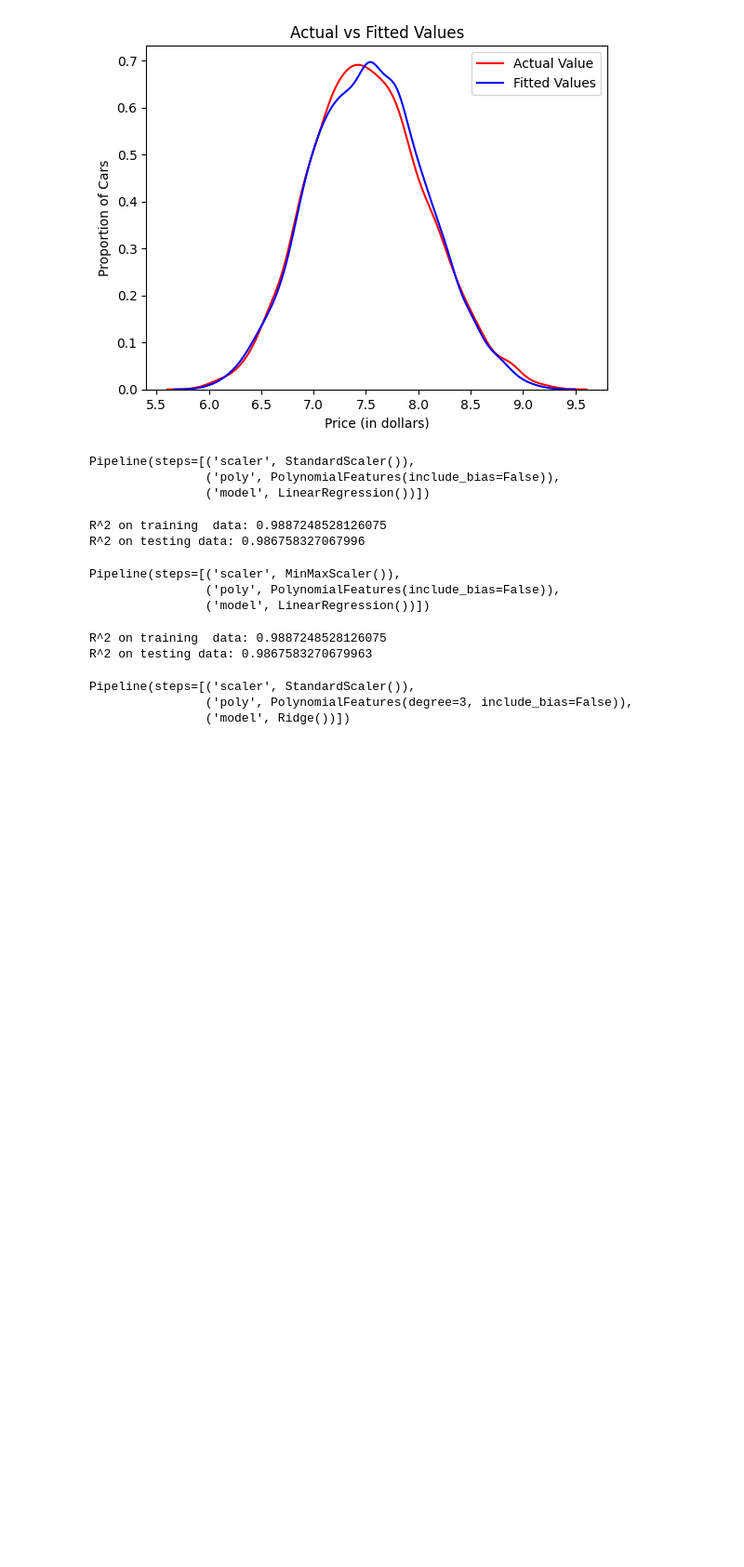
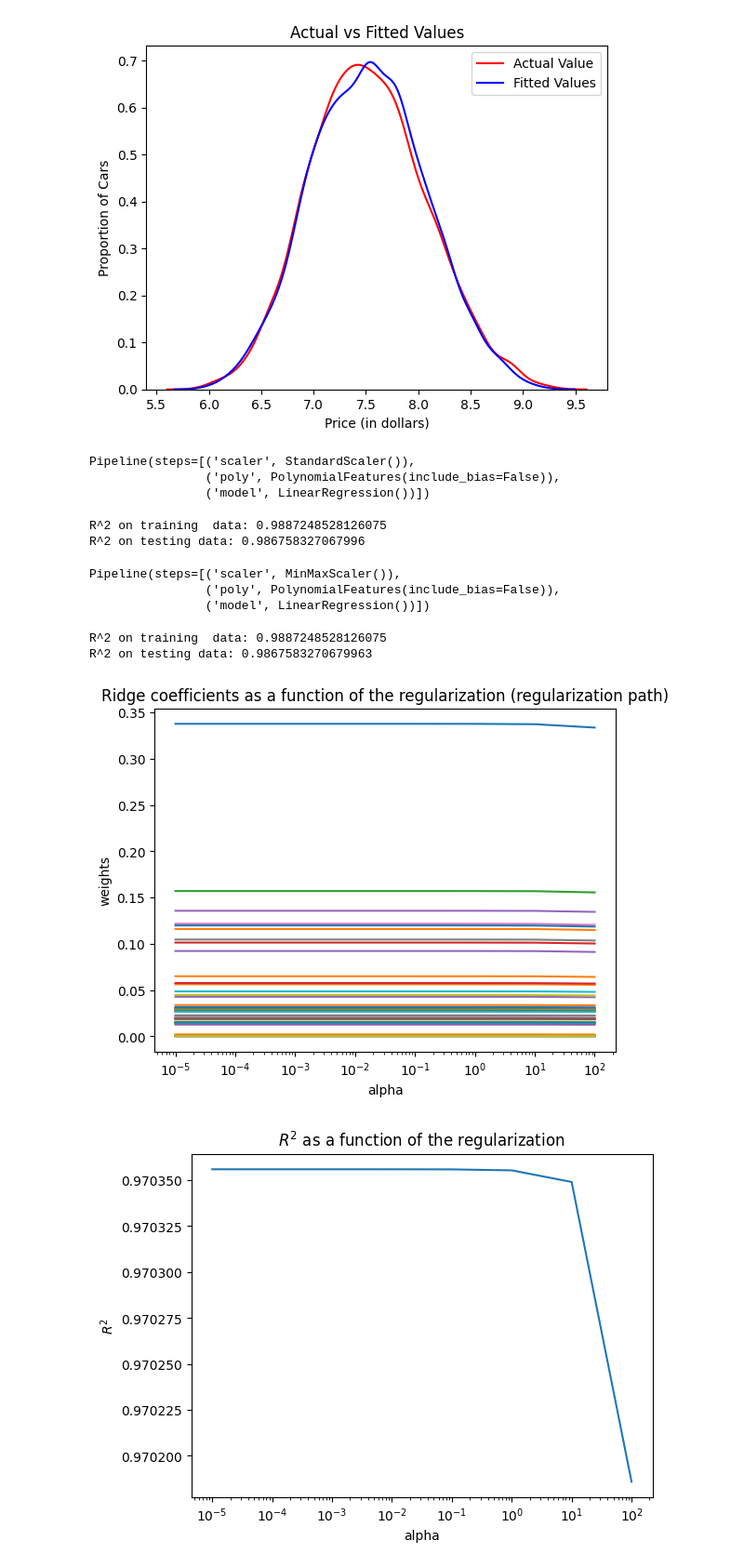
Before and after one commit to MahdiHaroun/Laptop_Prices_Model, a Jupyter notebook: Model.ipynb, the cells around one changed output. Shown at 93% size. Cells and saved outputs as stored; diff of their text form; code cells hidden in the pictures; blank space fills up the shorter version.

```diff
--- a/Model.ipynb
+++ b/Model.ipynb
@@ -481,11 +465,33 @@ print("R^2 on testing data:", pipe3.score(X_test,y_test))
 # %% [output]
 R^2 on training  data: 0.9887248528126075
 R^2 on testing data: 0.9867583270679963
-# %%
-steps4 = [('scaler', StandardScaler ()),  ('poly', PolynomialFeatures(include_bias=False, degree=3)),('model', (Ridge()))]
-pipe4 = Pipeline(steps4)
-pipe4.fit(X_train, y_train)
-# %% [output]
-Pipeline(steps=[('scaler', StandardScaler()),
-                ('poly', PolynomialFeatures(degree=3, include_bias=False)),
-                ('model', Ridge())])
+# %%
+alphas = [0.00001,0.0001,0.001,0.01,0.1,1,10,100]
+R_2=[]
+coefs = []
+for alpha in alphas:
+    ridge = Ridge(alpha=alpha)
+    ridge.fit(X_train, y_train)
+    coefs.append(abs(ridge.coef_))
+    R_2.append(ridge.score(X_test,y_test))
+
+
+ax = plt.gca()
+ax.plot(alphas, coefs)
+ax.set_xscale("log")
+plt.xlabel("alpha")
+plt.ylabel("weights")
+plt.title("Ridge coefficients as a function of the regularization (regularization path)")
+plt.show()
+
+
+ax = plt.gca()
+ax.plot(alphas, R_2)
+ax.set_xscale("log")
+plt.xlabel("alpha")
+plt.ylabel("$R^2$")
+plt.title("$R^2$ as a function of the regularization")
+plt.show()
+# %% [output]
+[figure, added]
+[figure, added]
```
Also changed, not shown: parts of 34 cells of this notebook.
